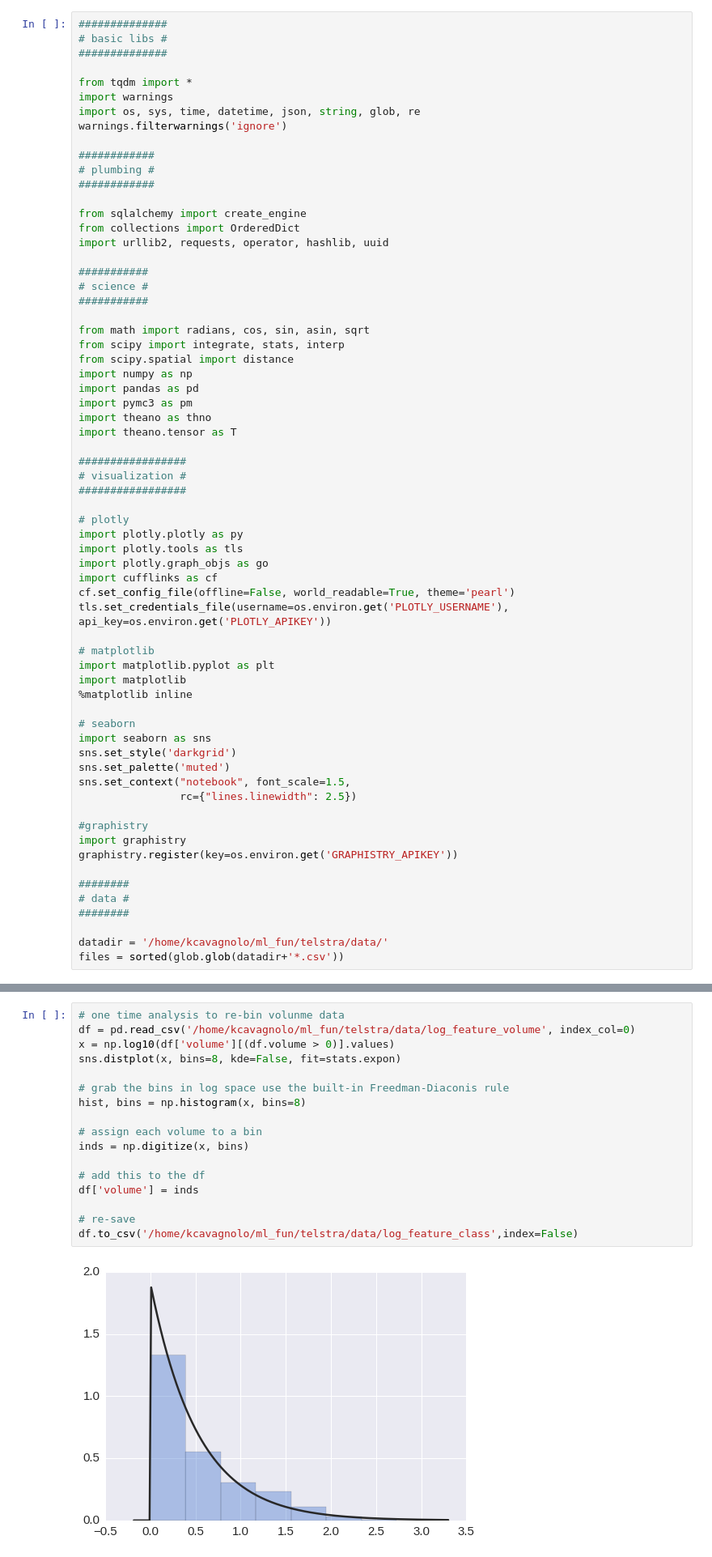
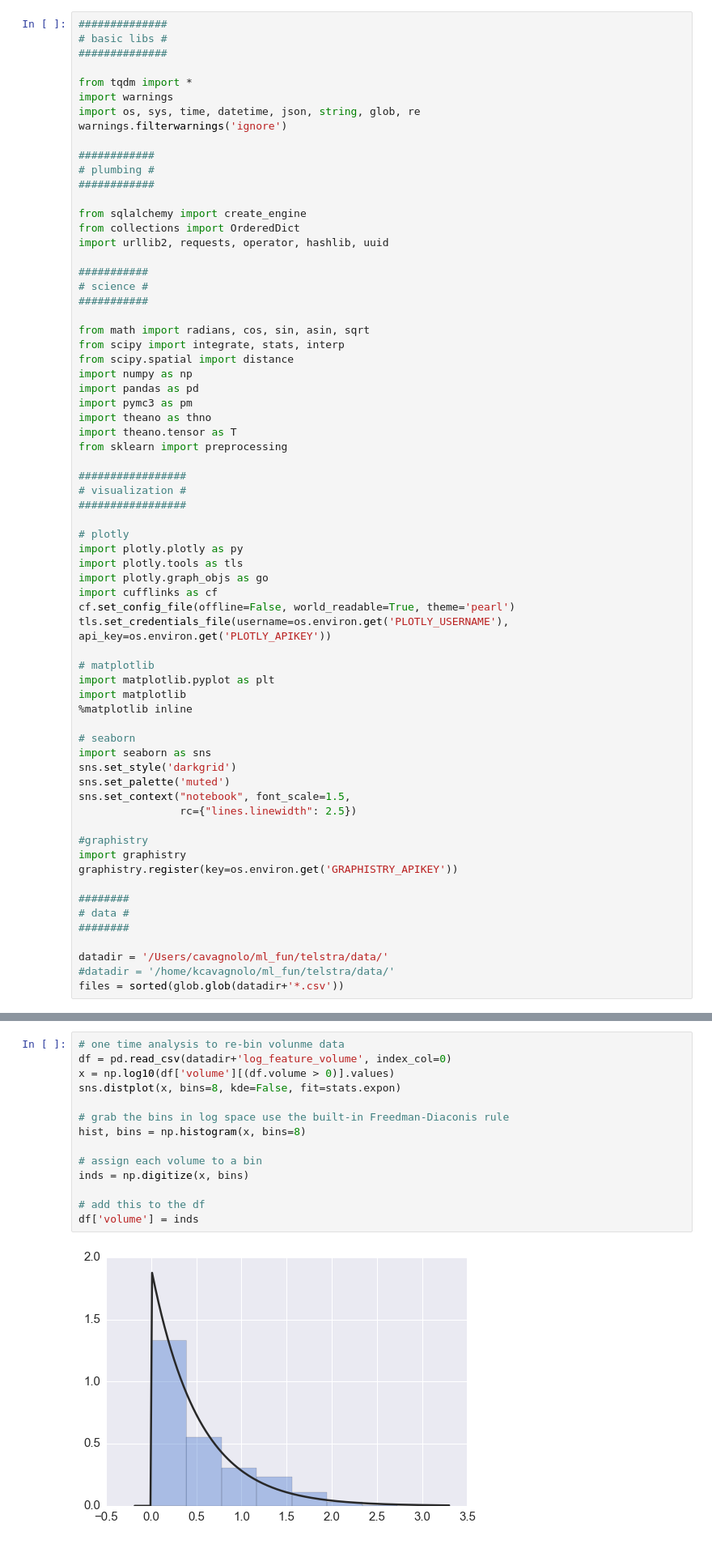
Before and after one commit to abiraja2004/ml_fun, a Jupyter notebook: telstra/notes.ipynb, the cells around one changed output, grey strips where cells are left out. Shown at 81% size. Drawn from its saved outputs; the diff is of its cells as text.

Commit message:
Fixed volumes

```diff
--- a/telstra/notes.ipynb
+++ b/telstra/notes.ipynb
@@ -30,6 +30,7 @@ import pandas as pd
 import pymc3 as pm
 import theano as thno
 import theano.tensor as T
+from sklearn import preprocessing
 
 #################
 # visualization #
@@ -63,7 +64,8 @@ graphistry.register(key=os.environ.get('GRAPHISTRY_APIKEY'))
 # data #
 ########
 
-datadir = '/home/kcavagnolo/ml_fun/telstra/data/'
+datadir = '/Users/cavagnolo/ml_fun/telstra/data/'
+#datadir = '/home/kcavagnolo/ml_fun/telstra/data/'
 files = sorted(glob.glob(datadir+'*.csv'))
 # %% [markdown]
 ## What's the problem?
@@ -178,20 +180,17 @@ For a single id, the coding can't be a list, so one hot encode every type? How m
 That's 449 features. Regardless, need to join all this data together. It's all categorical data (code_n is y/n), except for the log features which has a volume. What's the distribution and can data be re-binned into fewer values?
 # %%
 # one time analysis to re-bin volunme data
-df = pd.read_csv('/home/kcavagnolo/ml_fun/telstra/data/log_feature_volume', index_col=0)
+df = pd.read_csv(datadir+'log_feature_volume', index_col=0)
 x = np.log10(df['volume'][(df.volume > 0)].values)
 sns.distplot(x, bins=8, kde=False, fit=stats.expon)
 
 # grab the bins in log space use the built-in Freedman-Diaconis rule
 hist, bins = np.histogram(x, bins=8)
 
 # assign each volume to a bin
 inds = np.digitize(x, bins)
 
 # add this to the df
 df['volume'] = inds
-
-# re-save
-df.to_csv('/home/kcavagnolo/ml_fun/telstra/data/log_feature_class',index=False)
 # %% [output]
-[figure, old version]
+[figure, new version]
```
Also changed, not shown: parts of 19 cells of this notebook, 2 other files.
